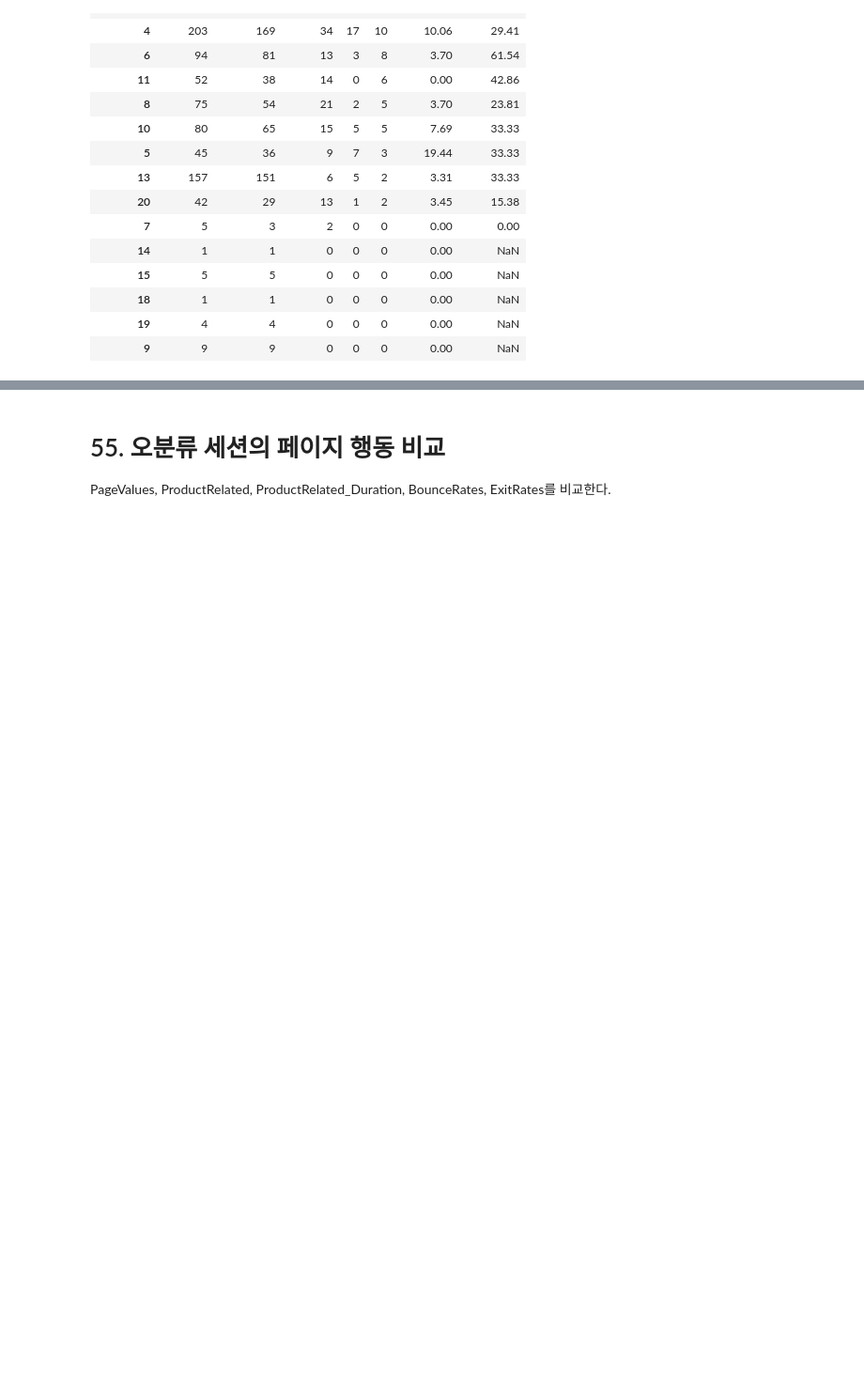
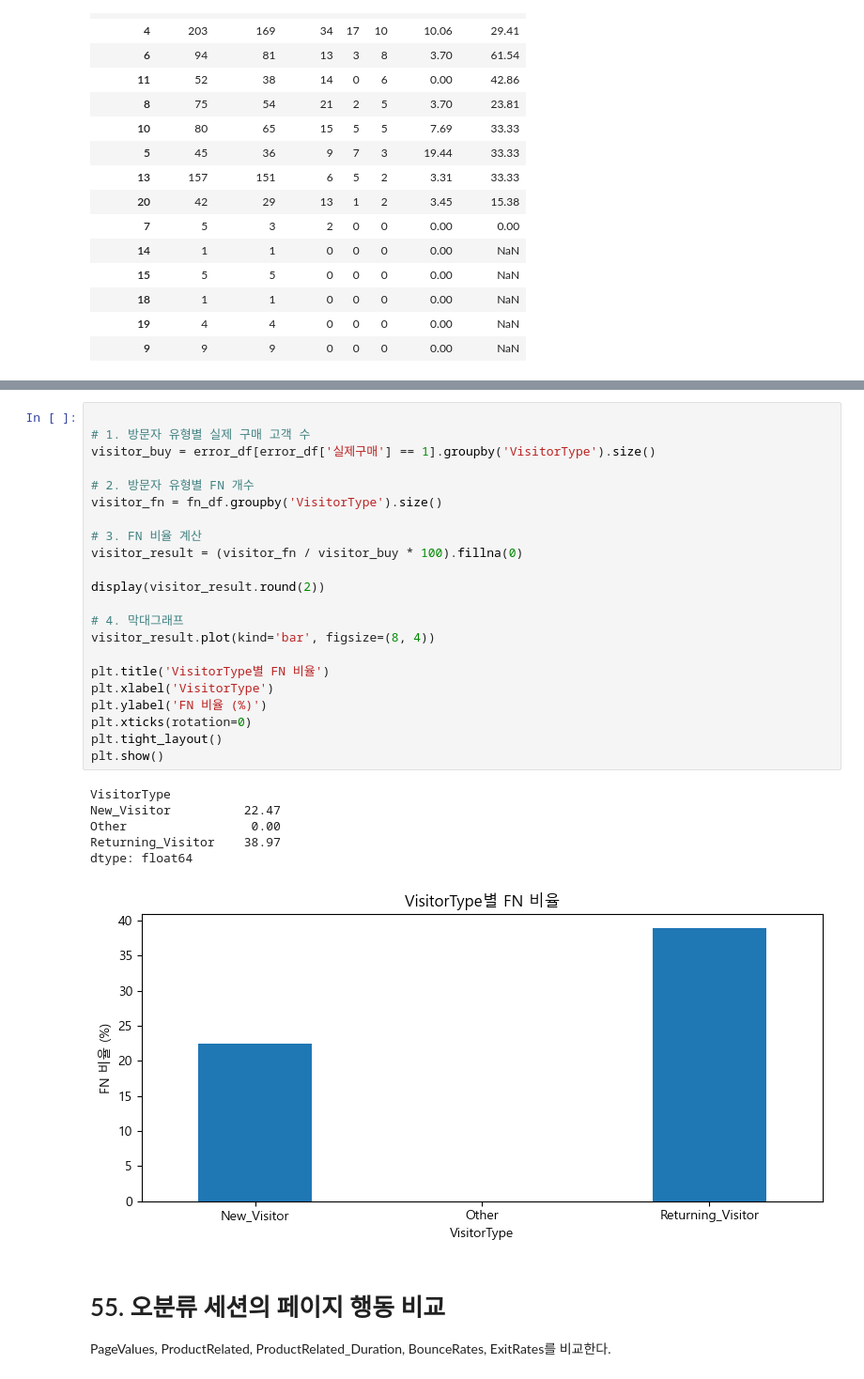
Before and after one commit to Kim-Ki-yeol/AI-Modeling, a Jupyter notebook: 프로젝트/온라인 쇼핑몰 구매 의도 예측 미니 프로젝트.ipynb, the cells around one changed output, grey strips where cells are left out. Shown at 94% size. Saved outputs shown, nothing was run; the diff lists cells and outputs as text; blank space fills up the shorter version.

```diff
--- a/프로젝트/온라인 쇼핑몰 구매 의도 예측 미니 프로젝트.ipynb
+++ b/프로젝트/온라인 쇼핑몰 구매 의도 예측 미니 프로젝트.ipynb
@@ -2521,3 +2558,32 @@ TrafficType 별 오류 분석
+# %%
+
+# 1. 방문자 유형별 실제 구매 고객 수
+visitor_buy = error_df[error_df['실제구매'] == 1].groupby('VisitorType').size()
+
+# 2. 방문자 유형별 FN 개수
+visitor_fn = fn_df.groupby('VisitorType').size()
+
+# 3. FN 비율 계산
+visitor_result = (visitor_fn / visitor_buy * 100).fillna(0)
+
+display(visitor_result.round(2))
+
+# 4. 막대그래프
+visitor_result.plot(kind='bar', figsize=(8, 4))
+
+plt.title('VisitorType별 FN 비율')
+plt.xlabel('VisitorType')
+plt.ylabel('FN 비율 (%)')
+plt.xticks(rotation=0)
+plt.tight_layout()
+plt.show()
+# %% [output]
+VisitorType
+New_Visitor          22.47
+Other                 0.00
+Returning_Visitor    38.97
+dtype: float64
+[figure, added]
 # %% [markdown]
 # 55. 오분류 세션의 페이지 행동 비교
 
```
Also changed, not shown: parts of 1 cell of this notebook.
